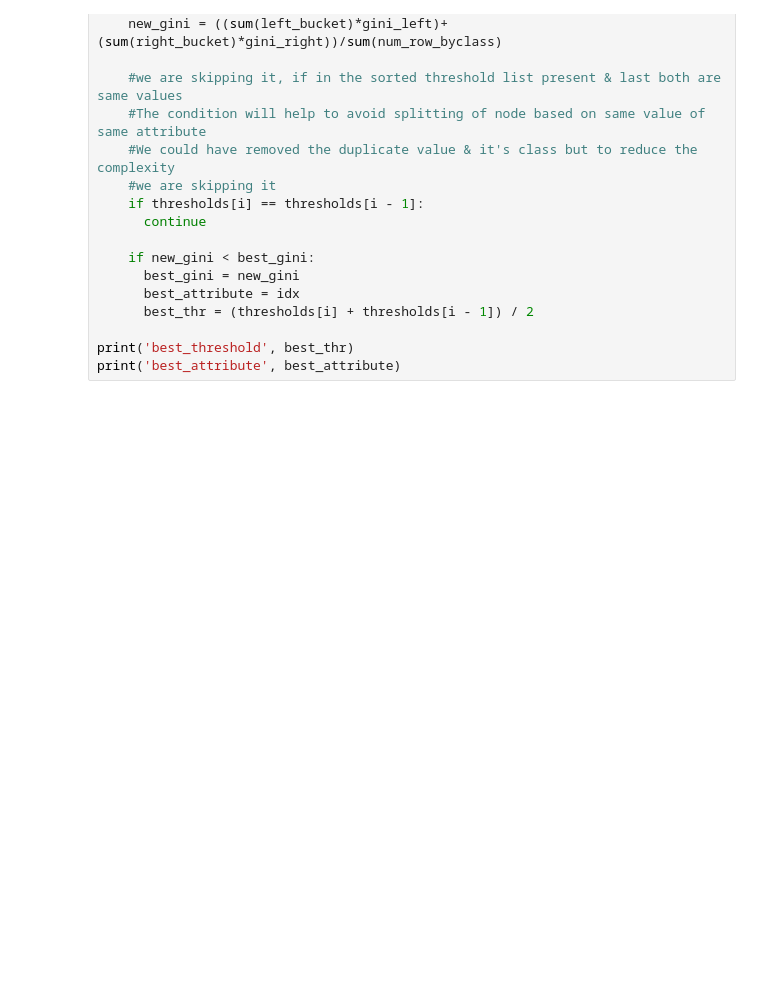
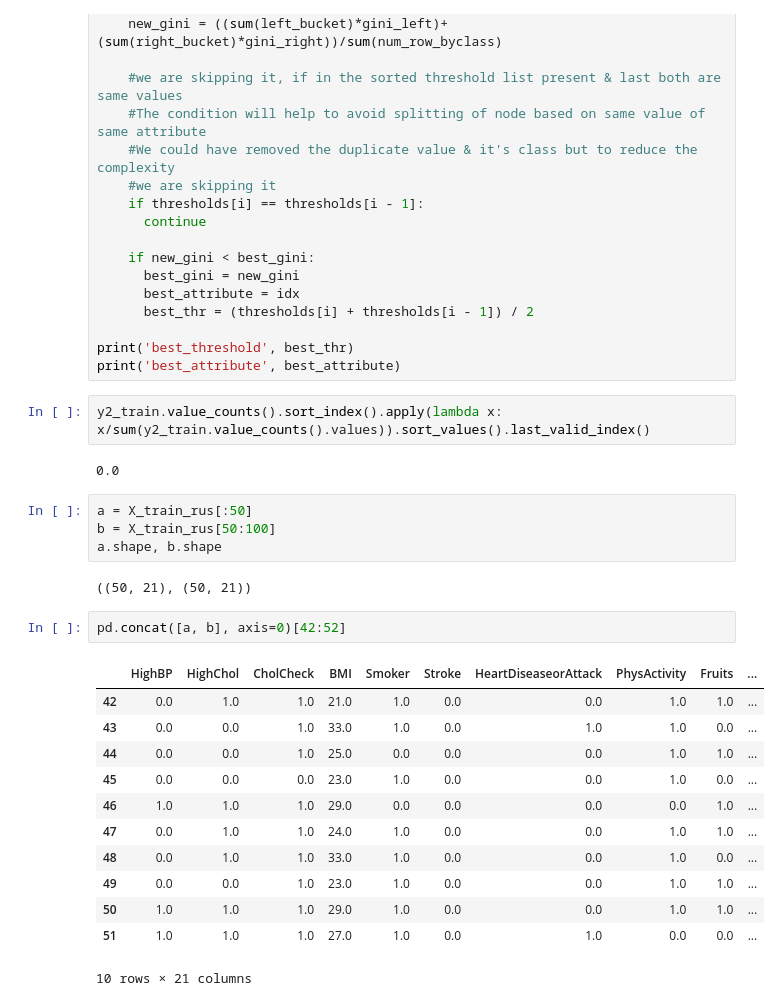
Before and after one commit to ArtGMlg/ML, a Jupyter notebook: notebooks/lab3.ipynb, the cells around one changed output. Cells and saved outputs as stored; diff of their text form; blank space fills up the shorter version.

```diff
--- a/notebooks/lab3.ipynb
+++ b/notebooks/lab3.ipynb
@@ -806,3 +918,28 @@ for idx in range(n_features):
 
 print('best_threshold', best_thr)
 print('best_attribute', best_attribute)
+# %%
+y2_train.value_counts().sort_index().apply(lambda x: x/sum(y2_train.value_counts().values)).sort_values().last_valid_index()
+# %% [output]
+0.0
+# %%
+a = X_train_rus[:50]
+b = X_train_rus[50:100]
+a.shape, b.shape
+# %% [output]
+((50, 21), (50, 21))
+# %%
+pd.concat([a, b], axis=0)[42:52]
+# %% [output]
+|  | HighBP | HighChol | CholCheck | BMI | Smoker | Stroke | HeartDiseaseorAttack | PhysActivity | Fruits | ... |
+| 42 | 0.0 | 1.0 | 1.0 | 21.0 | 1.0 | 0.0 | 0.0 | 1.0 | 1.0 | ... |
+| 43 | 0.0 | 0.0 | 1.0 | 33.0 | 1.0 | 0.0 | 1.0 | 1.0 | 0.0 | ... |
+| 44 | 0.0 | 0.0 | 1.0 | 25.0 | 0.0 | 0.0 | 0.0 | 1.0 | 1.0 | ... |
+| 45 | 0.0 | 0.0 | 0.0 | 23.0 | 1.0 | 0.0 | 0.0 | 1.0 | 0.0 | ... |
+| 46 | 1.0 | 1.0 | 1.0 | 29.0 | 0.0 | 0.0 | 0.0 | 0.0 | 1.0 | ... |
+| 47 | 0.0 | 1.0 | 1.0 | 24.0 | 1.0 | 0.0 | 0.0 | 1.0 | 1.0 | ... |
+| 48 | 0.0 | 1.0 | 1.0 | 33.0 | 1.0 | 0.0 | 0.0 | 1.0 | 0.0 | ... |
+| 49 | 0.0 | 0.0 | 1.0 | 23.0 | 1.0 | 0.0 | 0.0 | 1.0 | 1.0 | ... |
+| 50 | 1.0 | 1.0 | 1.0 | 29.0 | 1.0 | 0.0 | 0.0 | 1.0 | 1.0 | ... |
+| 51 | 1.0 | 1.0 | 1.0 | 27.0 | 1.0 | 0.0 | 1.0 | 0.0 | 0.0 | ... |
+10 rows × 21 columns
```
Also changed, not shown: parts of 25 cells of this notebook, 1 other file.
